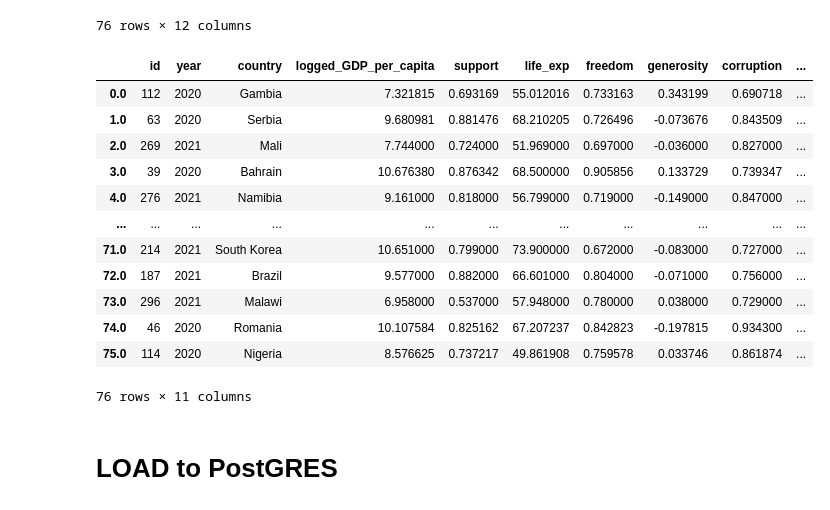
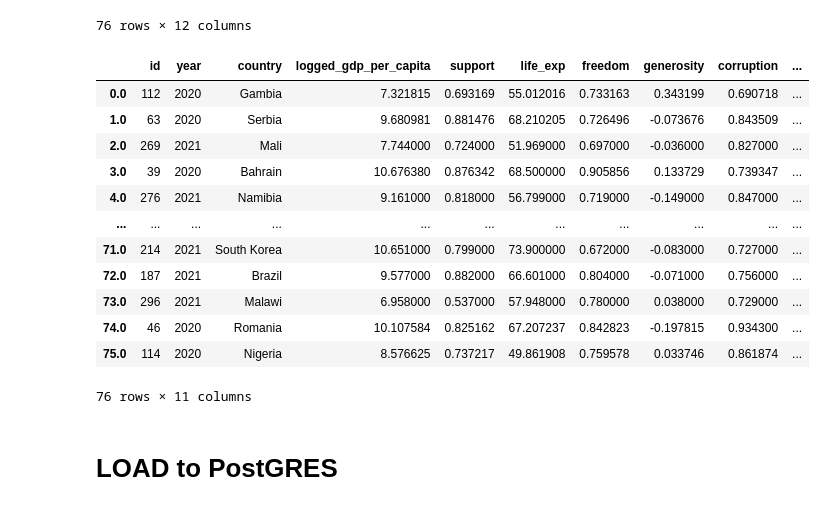
Before and after one commit to annabelcheong/project3, a Jupyter notebook: model2.ipynb, the cells around one changed output. Saved outputs shown, nothing was run; the diff lists cells and outputs as text; code cells hidden in the pictures.

```diff
--- a/model2.ipynb
+++ b/model2.ipynb
@@ -122,13 +122,13 @@ happy_postg_final_m2
 76 rows × 12 columns
 # %%
 # Rename column 'index' to 'id'
-happy_postg_final_m2 = happy_postg_final_m2.rename({'index':'id'}, axis='columns')
+happy_postg_final_m2 = happy_postg_final_m2.rename({'index':'id','logged_GDP_per_capita':'logged_gdp_per_capita'}, axis='columns')
 
 # Reorder column names
-happy_postg_final_m2 = happy_postg_final_m2[['id','year','country','logged_GDP_per_capita','support','life_exp','freedom','generosity','corruption', 'y_actual','y_predicted']]
+happy_postg_final_m2 = happy_postg_final_m2[['id','year','country','logged_gdp_per_capita','support','life_exp','freedom','generosity','corruption', 'y_actual','y_predicted']]
 happy_postg_final_m2
 # %% [output]
-|  | id | year | country | logged_GDP_per_capita | support | life_exp | freedom | generosity | corruption | ... |
+|  | id | year | country | logged_gdp_per_capita | support | life_exp | freedom | generosity | corruption | ... |
 | 0.0 | 112 | 2020 | Gambia | 7.321815 | 0.693169 | 55.012016 | 0.733163 | 0.343199 | 0.690718 | ... |
 | 1.0 | 63 | 2020 | Serbia | 9.680981 | 0.881476 | 68.210205 | 0.726496 | -0.073676 | 0.843509 | ... |
 | 2.0 | 269 | 2021 | Mali | 7.744000 | 0.724000 | 51.969000 | 0.697000 | -0.036000 | 0.827000 | ... |
```
Also changed, not shown: parts of 10 cells of this notebook, 5 other files.
